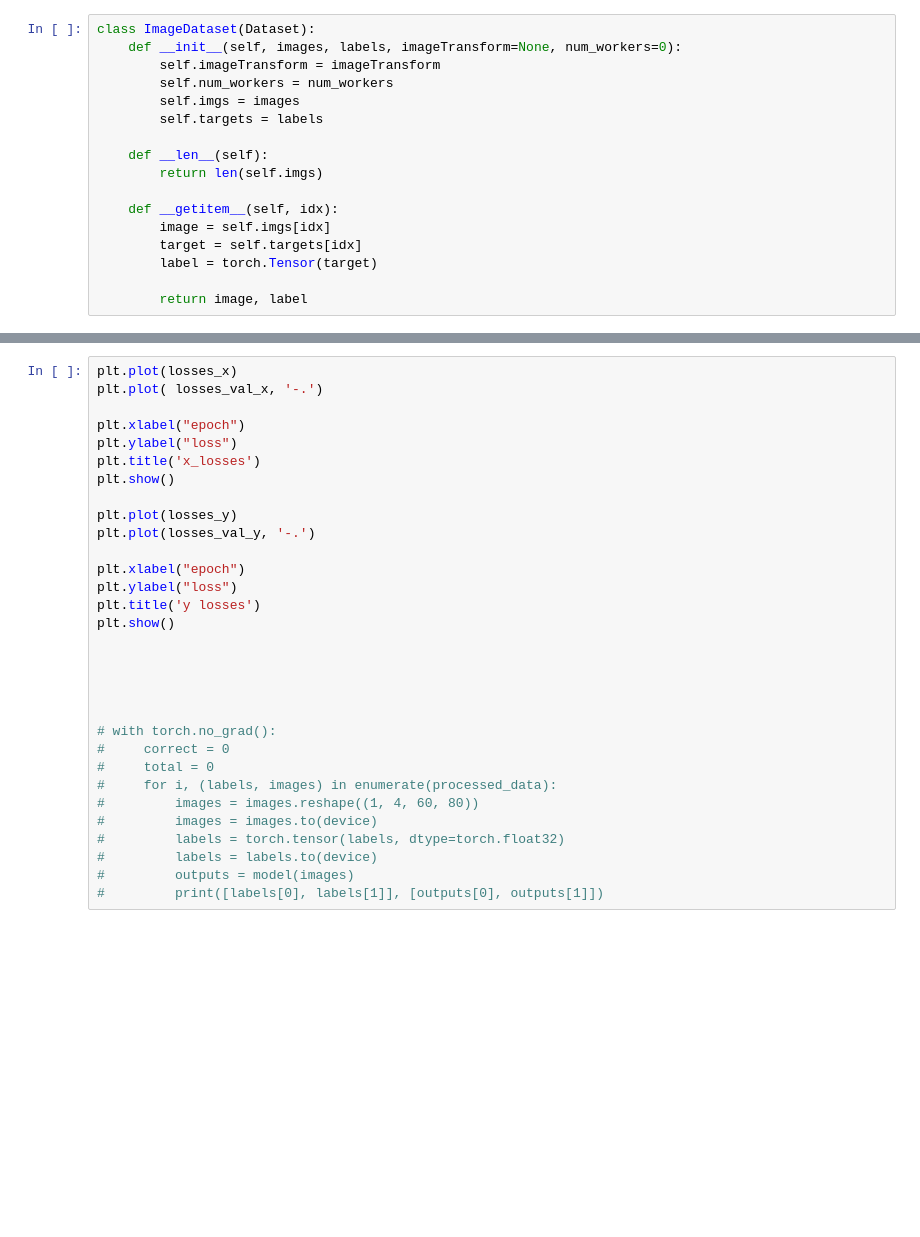
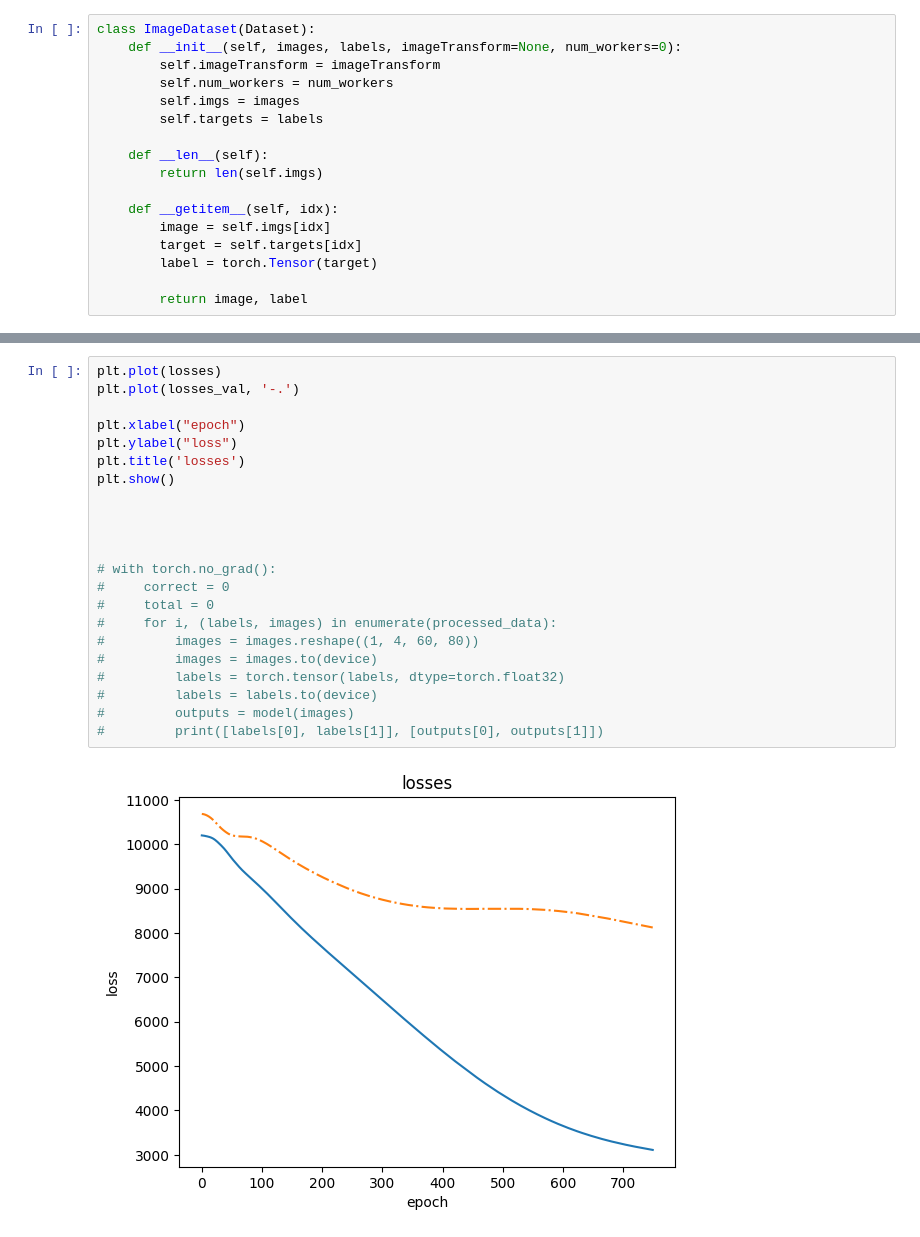
Before and after one commit to starexplorer21/osuAIProject, a Jupyter notebook: cnn_notebook.ipynb, the cells around one changed output, grey strips where cells are left out. Drawn from its saved outputs; the diff is of its cells as text; blank space fills up the shorter version.

```diff
--- a/cnn_notebook.ipynb
+++ b/cnn_notebook.ipynb
@@ -377,31 +555,24 @@ if __name__ == '__main__':
 # %%
-plt.plot(losses_x)
-plt.plot( losses_val_x, '-.')
+plt.plot(losses)
+plt.plot(losses_val, '-.')
 
 plt.xlabel("epoch")
 plt.ylabel("loss")
-plt.title('x_losses')
+plt.title('losses')
 plt.show()
-
-plt.plot(losses_y)
-plt.plot(losses_val_y, '-.')
-
-plt.xlabel("epoch")
-plt.ylabel("loss")
-plt.title('y losses')
-plt.show()
-
 
 
 
 
 # with torch.no_grad():
 #     correct = 0
 #     total = 0
 #     for i, (labels, images) in enumerate(processed_data):
 #         images = images.reshape((1, 4, 60, 80))
 #         images = images.to(device)
 #         labels = torch.tensor(labels, dtype=torch.float32)
 #         labels = labels.to(device)
 #         outputs = model(images)
 #         print([labels[0], labels[1]], [outputs[0], outputs[1]])
+# %% [output]
+[figure, added]
```
Also changed, not shown: parts of 4 cells of this notebook, 1 other file.
